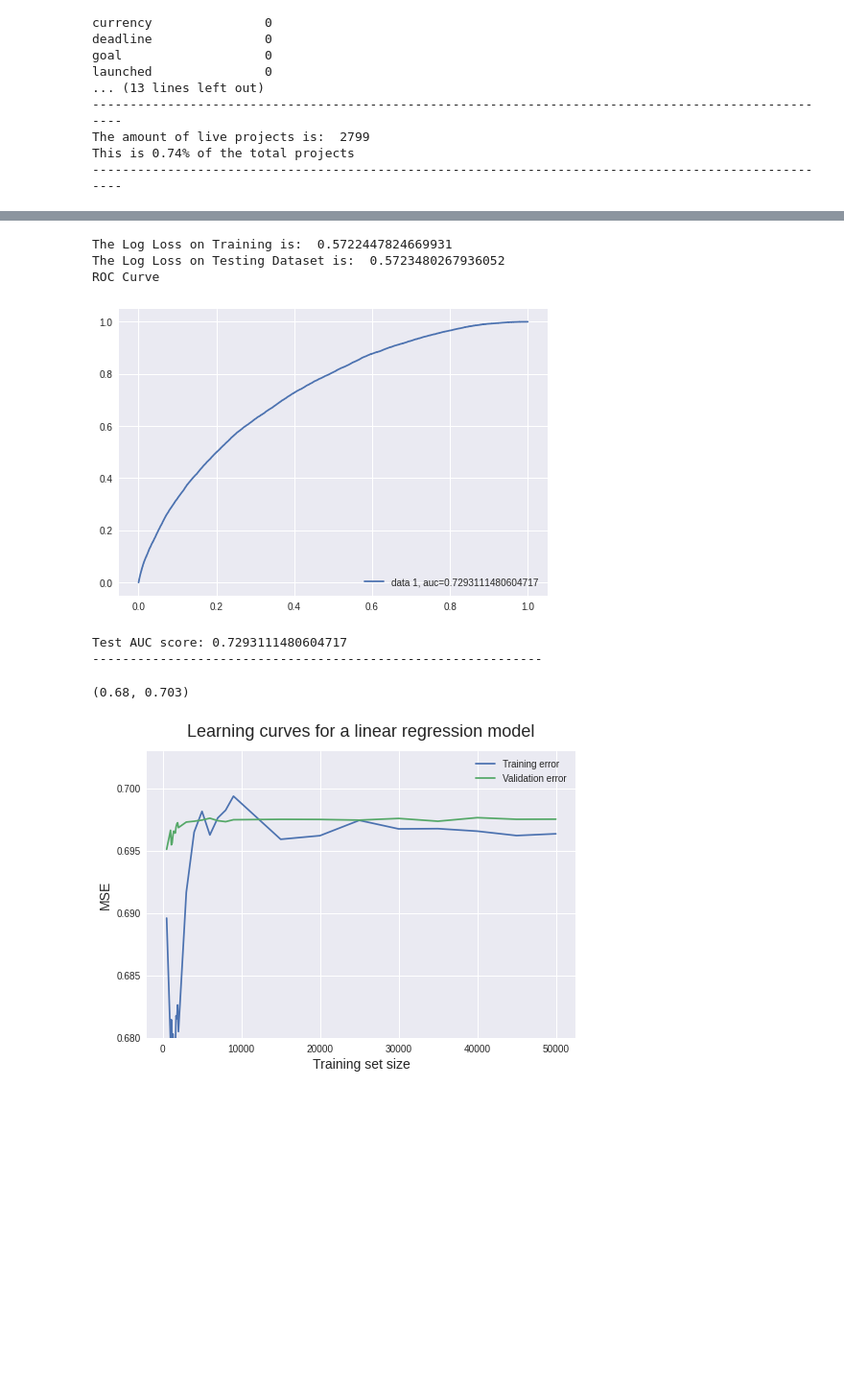
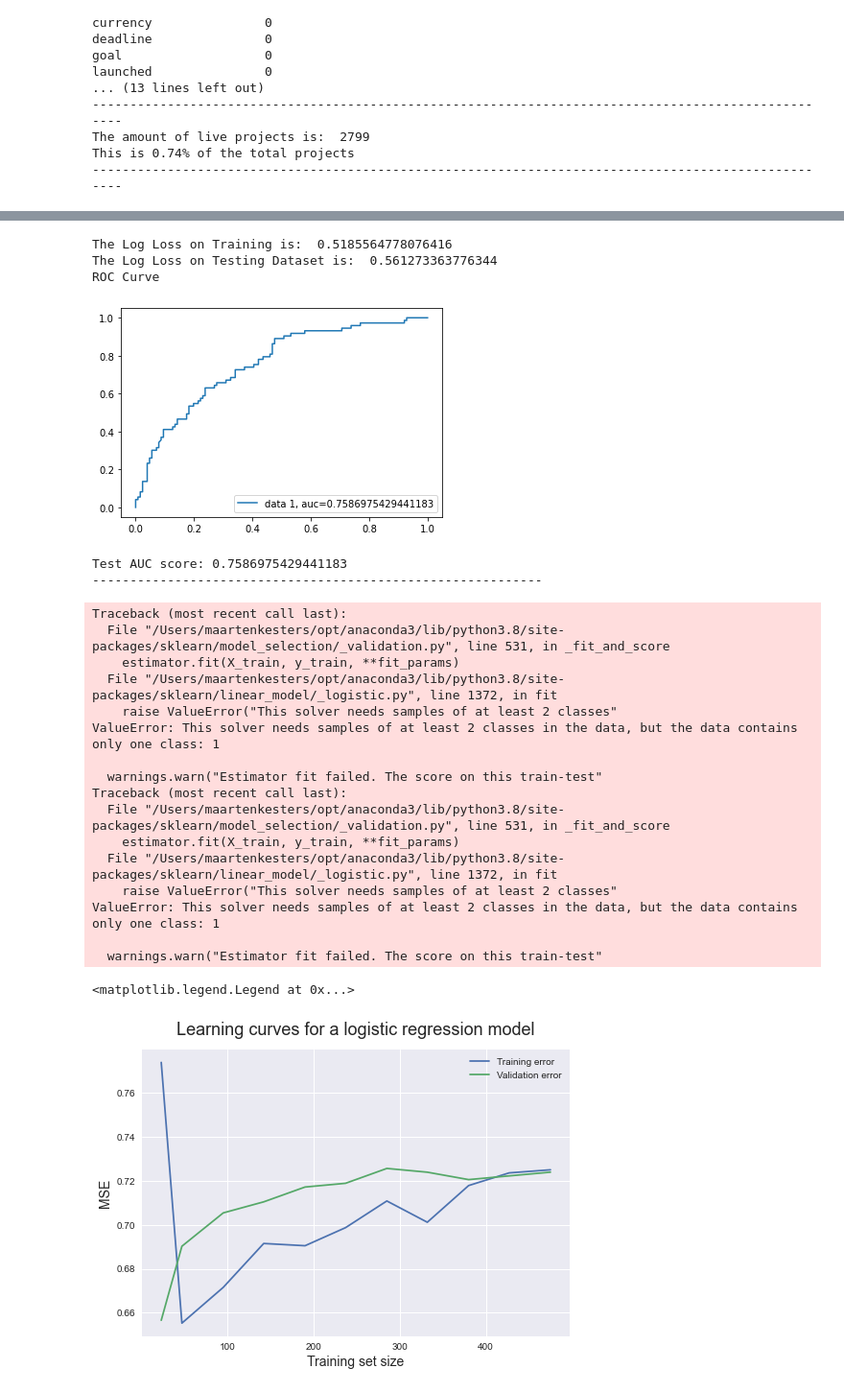
Before and after one commit to alexanderameye/machine-learning, a Jupyter notebook: project/data/notebook.ipynb, the cells around one changed output, grey strips where cells are left out. Shown at 96% size. Drawn from its saved outputs; the diff is of its cells as text; code cells hidden in the pictures; blank space fills up the shorter version.

```diff
--- a/project/data/notebook.ipynb
+++ b/project/data/notebook.ipynb
@@ -93,6 +95,8 @@ ks['deadline'] = pd.to_datetime(ks['deadline'])
 # give unix-time anomalies a new launch date, 30 days before deadline (median, in order to not mess with data)
 ks.loc[pd.DatetimeIndex(ks['launched']).year < 2000, 'launched'] = ks['deadline'] - pd.to_timedelta(30, unit='d')
 
-# print result
+# select part of dataset to reduce amount of datapoints
+ks = ks.sample(1000) #reduce to 20.000 random datapoints
+
 print(ks.head(5))
 # %% [output]
@@ -279,7 +283,7 @@ columns_to_keep = fi_df['Feature'][0:10]
 print(fi_df)
 
 # feature selection
-#data = data[['outcome', 'category_country', 'goal', 'duration', 'project_competition', 'tlength', 'category']]
+data = data[['outcome', 'category_country', 'goal', 'duration', 'tlength', 'category_competition', 'project_competition', 'category']]
 
 # correlations
 #data.corr().abs()[['outcome']]
@@ -341,6 +346,6 @@ print("-"*35)
 -----------------------------------
 # %%
-# LINEAR REGRESSION
+# LOGISTIC REGRESSION
 from sklearn.linear_model import LogisticRegression
 from sklearn.model_selection import cross_val_score, cross_val_predict
 from sklearn.metrics import classification_report
@@ -348,7 +353,7 @@ from sklearn.model_selection import learning_curve
 from sklearn import metrics
 
 # create model
-model = LogisticRegression()
+model = LogisticRegression(C=1)
 
 # fit model on training data set
 model.fit(x_train, y_train)
@@ -459,32 +464,50 @@ plt.show()
 print(f"Test AUC score: {auc}")
 print("-"*60)
 # %% [output]
-The Log Loss on Training is:  0.5722447824669931
-The Log Loss on Testing Dataset is:  0.5723480267936052
+The Log Loss on Training is:  0.5185564778076416
+The Log Loss on Testing Dataset is:  0.561273363776344
 ROC Curve
-[figure, old version]
+[figure, new version]
-Test AUC score: 0.7293111480604717
+Test AUC score: 0.7586975429441183
 ------------------------------------------------------------
 # %%
-
-train_sizes, train_scores, validation_scores = learning_curve(estimator = LogisticRegression(), X=x_train, y=y_train, train_sizes = [500, 1000, 1100, 1200, 1300, 1400, 1500, 1600, 1700, 1800, 1900, 2000, 3000, 4000, 5000, 6000, 7000, 8000, 9000, 1000, 15000, 20000, 25000, 25000, 30000, 35000, 40000, 45000, 50000], cv = 5)
+# learning curve for when using whole dataset
+# train_sizes, train_scores, validation_scores = learning_curve(estimator = LogisticRegression(), X=x_train, y=y_train, train_sizes = [500, 1000, 1100, 1200, 1300, 1400, 1500, 1600, 1700, 1800, 1900, 2000, 3000, 4000, 5000, 6000, 7000, 8000, 9000, 1000, 15000, 20000, 25000, 25000, 30000, 35000, 40000, 45000, 50000], cv = 5)
+# learning curve for when using part of dataset
+train_sizes, train_scores, validation_scores = learning_curve(estimator = LogisticRegression(), X=x_train, y=y_train, train_sizes = [0.01, 0.02, 0.05, 0.1, 0.2, 0.3, 0.4, 0.5, 0.6, 0.7, 0.8, 0.9, 1.0], cv = 5)
 
 train_scores_mean = train_scores.mean(axis = 1)
 validation_scores_mean = validation_scores.mean(axis = 1)
 
 import matplotlib.pyplot as plt
 
 plt.style.use('seaborn')
 plt.plot(train_sizes, train_scores_mean, label = 'Training error')
 plt.plot(train_sizes, validation_scores_mean, label = 'Validation error')
 plt.ylabel('MSE', fontsize = 14)
 plt.xlabel('Training set size', fontsize = 14)
-plt.title('Learning curves for a linear regression model', fontsize = 18, y = 1.03)
+plt.title('Learning curves for a logistic regression model', fontsize = 18, y = 1.03)
 plt.legend()
-plt.ylim(0.68,0.703)
+#plt.ylim(0.68,0.703)
 # %% [output]
-(0.68, 0.703)
+Traceback (most recent call last):
+  File "/Users/maartenkesters/opt/anaconda3/lib/python3.8/site-packages/sklearn/model_selection/_validation.py", line 531, in _fit_and_score
+    estimator.fit(X_train, y_train, **fit_params)
+  File "/Users/maartenkesters/opt/anaconda3/lib/python3.8/site-packages/sklearn/linear_model/_logistic.py", line 1372, in fit
+    raise ValueError("This solver needs samples of at least 2 classes"
+ValueError: This solver needs samples of at least 2 classes in the data, but the data contains only one class: 1
+
+  warnings.warn("Estimator fit failed. The score on this train-test"
+Traceback (most recent call last):
+  File "/Users/maartenkesters/opt/anaconda3/lib/python3.8/site-packages/sklearn/model_selection/_validation.py", line 531, in _fit_and_score
+    estimator.fit(X_train, y_train, **fit_params)
+  File "/Users/maartenkesters/opt/anaconda3/lib/python3.8/site-packages/sklearn/linear_model/_logistic.py", line 1372, in fit
+    raise ValueError("This solver needs samples of at least 2 classes"
+ValueError: This solver needs samples of at least 2 classes in the data, but the data contains only one class: 1
+
+  warnings.warn("Estimator fit failed. The score on this train-test"
+<matplotlib.legend.Legend at 0x...>
-[figure, old version]
+[figure, new version]
 # %%
 from sklearn.linear_model import LogisticRegressionCV
 from sklearn.model_selection import KFold
```
Also changed, not shown: parts of 12 cells of this notebook.
